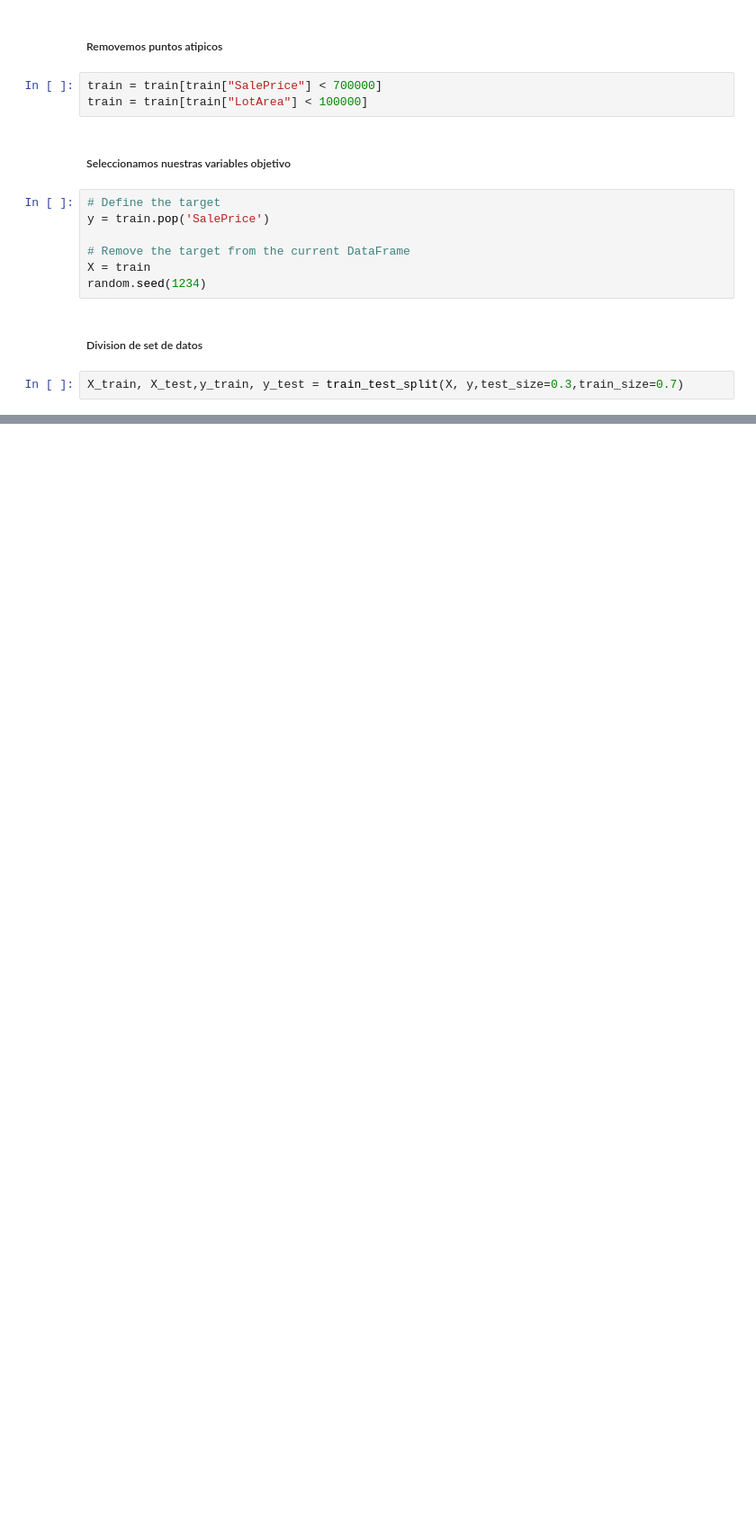
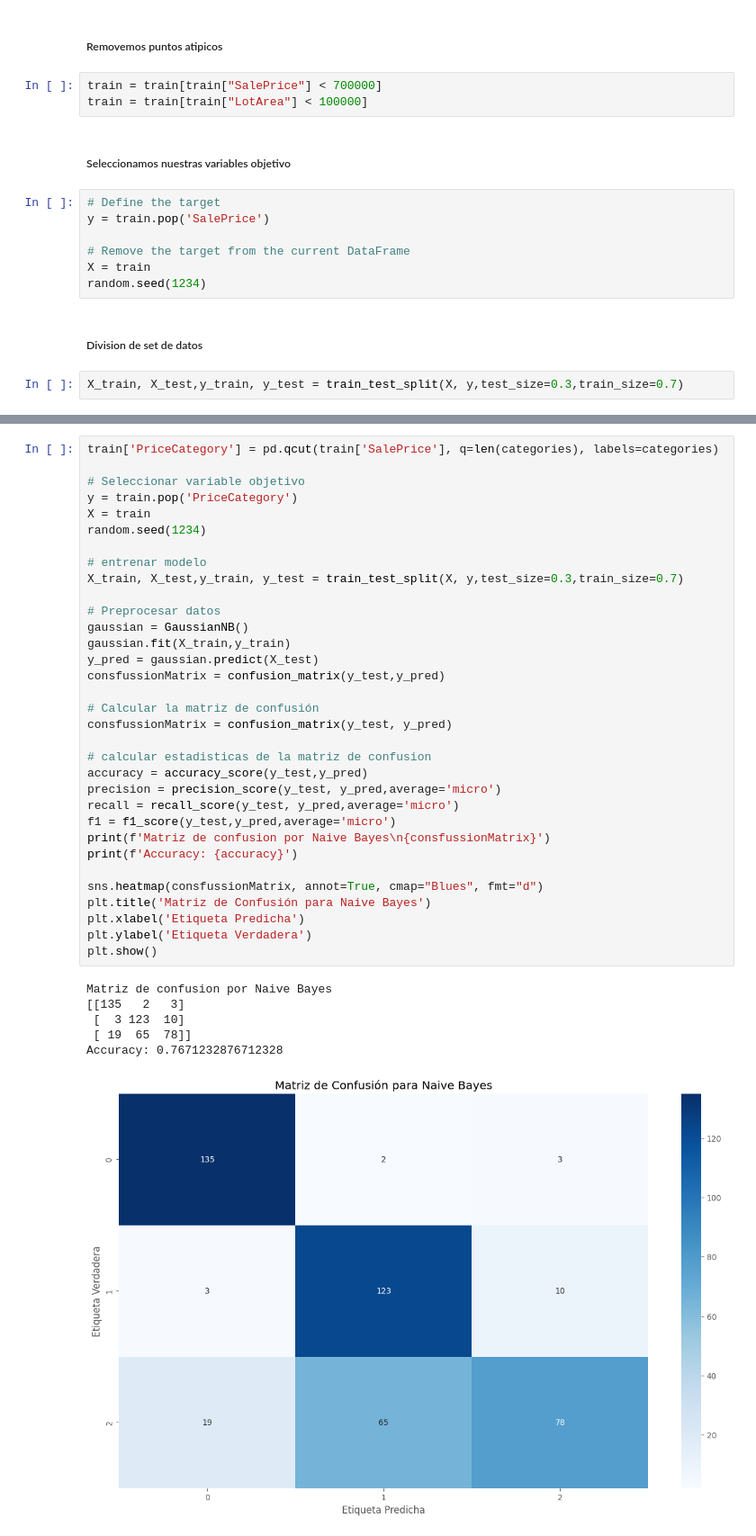
Before and after one commit to DannyEst6109/HT5-DataMining, a Jupyter notebook: HT5.ipynb, the cells around one changed output, grey strips where cells are left out. Shown at 90% size. Saved outputs shown, nothing was run; the diff lists cells and outputs as text; blank space fills up the shorter version.

```diff
--- a/HT5.ipynb
+++ b/HT5.ipynb
@@ -154,0 +261,40 @@ X_train, X_test,y_train, y_test = train_test_split(X, y,test_size=0.3,train_size
+# %%
+train['PriceCategory'] = pd.qcut(train['SalePrice'], q=len(categories), labels=categories)
+
+# Seleccionar variable objetivo
+y = train.pop('PriceCategory')
+X = train
+random.seed(1234)
+
+# entrenar modelo
+X_train, X_test,y_train, y_test = train_test_split(X, y,test_size=0.3,train_size=0.7)
+
+# Preprocesar datos
+gaussian = GaussianNB()
+gaussian.fit(X_train,y_train)
+y_pred = gaussian.predict(X_test)
+consfussionMatrix = confusion_matrix(y_test,y_pred)
+
+# Calcular la matriz de confusión
+consfussionMatrix = confusion_matrix(y_test, y_pred)
+
+# calcular estadisticas de la matriz de confusion
+accuracy = accuracy_score(y_test,y_pred)
+precision = precision_score(y_test, y_pred,average='micro')
+recall = recall_score(y_test, y_pred,average='micro')
+f1 = f1_score(y_test,y_pred,average='micro')
+print(f'Matriz de confusion por Naive Bayes\n{consfussionMatrix}')
+print(f'Accuracy: {accuracy}')
+
+sns.heatmap(consfussionMatrix, annot=True, cmap="Blues", fmt="d")
+plt.title('Matriz de Confusión para Naive Bayes')
+plt.xlabel('Etiqueta Predicha')
+plt.ylabel('Etiqueta Verdadera')
+plt.show()
+# %% [output]
+Matriz de confusion por Naive Bayes
+[[135   2   3]
+ [  3 123  10]
+ [ 19  65  78]]
+Accuracy: 0.7671232876712328
+[figure, added]
```
Also changed, not shown: parts of 10 cells of this notebook.
